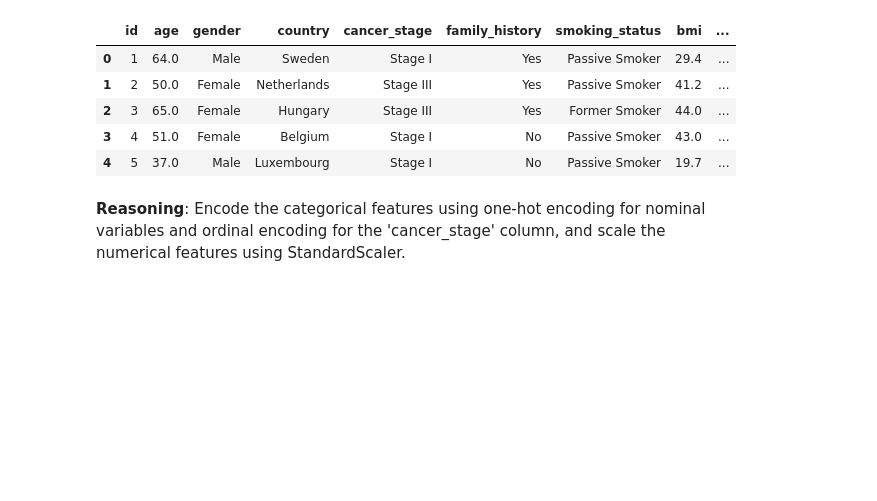
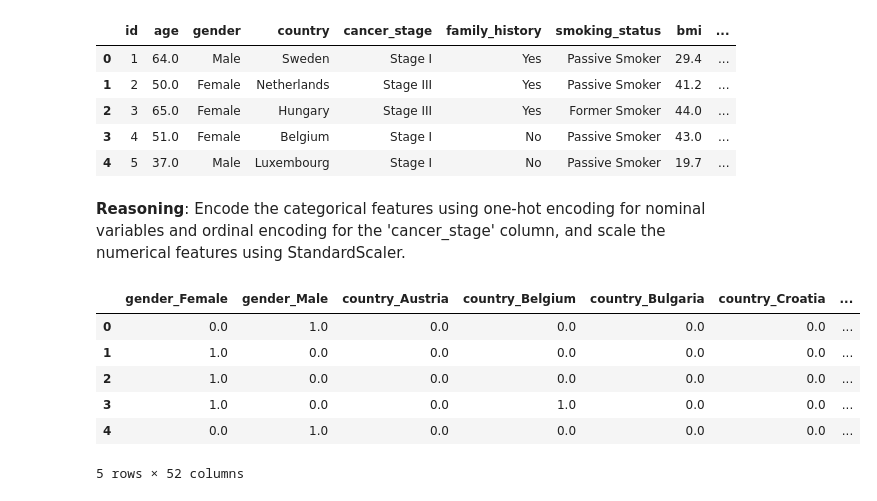
Before and after one commit to MrZuberi/Lung-Cancer-Diagnostic-Tool, a Jupyter notebook: lungcancerdemo.ipynb, the cells around one changed output. Cells and saved outputs as stored; diff of their text form; code cells hidden in the pictures; blank space fills up the shorter version.

```diff
--- a/lungcancerdemo.ipynb
+++ b/lungcancerdemo.ipynb
@@ -113,36 +113,47 @@ from sklearn.compose import ColumnTransformer
 
 # Define categorical and numerical features
 categorical_features = ['gender', 'country', 'family_history', 'smoking_status', 'treatment_type']
 # 'cancer_stage' is ordinal, will be handled separately
 numerical_features = ['age', 'bmi', 'cholesterol_level', 'treatment_duration', 'diagnosis_year', 'diagnosis_month', 'hypertension', 'asthma', 'cirrhosis', 'other_cancer']
 
 # Create an ordinal encoder for 'cancer_stage'
 cancer_stage_order = ['Stage I', 'Stage II', 'Stage III', 'Stage IV']
 df['cancer_stage_encoded'] = df['cancer_stage'].map({stage: i for i, stage in enumerate(cancer_stage_order)})
 
 # Create a column transformer for one-hot encoding and scaling
 preprocessor = ColumnTransformer(
     transformers=[
         ('onehot', OneHotEncoder(handle_unknown='ignore'), categorical_features),
         ('scaler', StandardScaler(), numerical_features)
     ],
-    remainder='passthrough' # Keep other columns (like 'id', 'survived', 'cancer_stage_encoded')
+    remainder='drop' # Drop other columns, we will add them back later
 )
 
 # Apply the preprocessing
 preprocessed_data = preprocessor.fit_transform(df)
 
-# Convert the preprocessed data back to a DataFrame (optional, but helpful for inspection)
+# Convert the preprocessed data back to a DataFrame
 # Get the new column names after one-hot encoding
 onehot_feature_names = preprocessor.named_transformers_['onehot'].get_feature_names_out(categorical_features)
 # Get the names of the numerical features
 numerical_feature_names = numerical_features
-# Get the names of the remaining columns (excluding the original categorical and numerical ones)
-remaining_features = [col for col in df.columns if col not in categorical_features + numerical_features + ['cancer_stage']]
 
-
-all_feature_names = list(onehot_feature_names) + numerical_feature_names + remaining_features
+all_feature_names = list(onehot_feature_names) + numerical_feature_names
 
 preprocessed_df = pd.DataFrame(preprocessed_data, columns=all_feature_names)
 
+# Add the 'id', 'survived', and 'cancer_stage_encoded' columns back to the dataframe
+preprocessed_df['id'] = df['id']
+preprocessed_df['survived'] = df['survived']
+preprocessed_df['cancer_stage_encoded'] = df['cancer_stage_encoded']
+
+
 display(preprocessed_df.head())
+# %% [output]
+|  | gender_Female | gender_Male | country_Austria | country_Belgium | country_Bulgaria | country_Croatia | ... |
+| 0 | 0.0 | 1.0 | 0.0 | 0.0 | 0.0 | 0.0 | ... |
+| 1 | 1.0 | 0.0 | 0.0 | 0.0 | 0.0 | 0.0 | ... |
+| 2 | 1.0 | 0.0 | 0.0 | 0.0 | 0.0 | 0.0 | ... |
+| 3 | 1.0 | 0.0 | 0.0 | 1.0 | 0.0 | 0.0 | ... |
+| 4 | 0.0 | 1.0 | 0.0 | 0.0 | 0.0 | 0.0 | ... |
+5 rows × 52 columns
```
Also changed, not shown: parts of 3 cells of this notebook.
